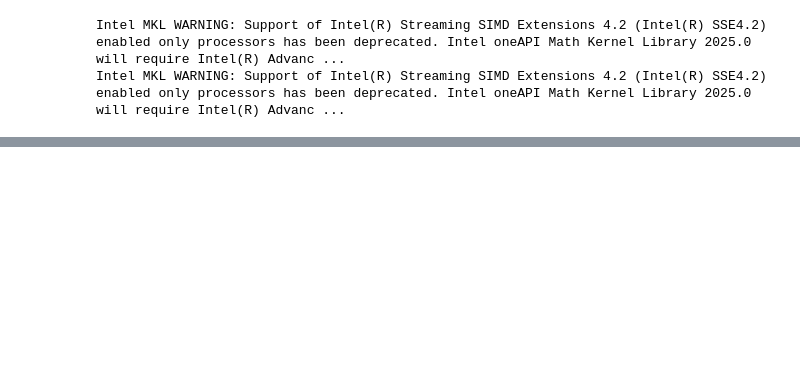
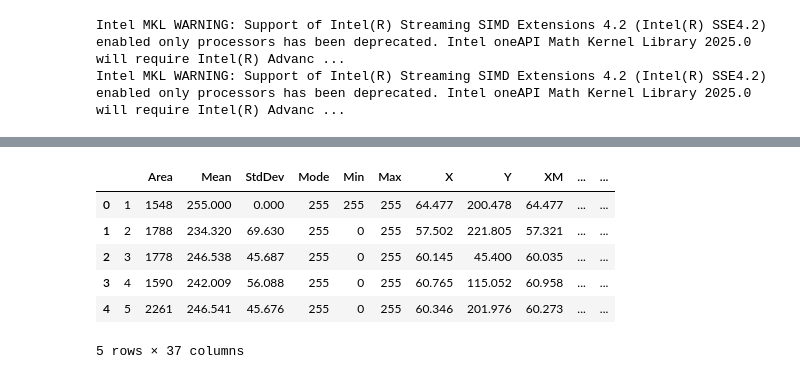
Before and after one commit to ClarissePierre/Mechanobiology-Group9, a Jupyter notebook: Project_2/Part_B.ipynb, the cells around one changed output, grey strips where cells are left out. Drawn from its saved outputs; the diff is of its cells as text; code cells hidden in the pictures; blank space fills up the shorter version.

```diff
--- a/Project_2/Part_B.ipynb
+++ b/Project_2/Part_B.ipynb
@@ -62,3 +78,13 @@ run8['run_time']=run_time_8
 # %%
 run_data=run1.append([run2,run3,run4,run5,run6,run7,run8])
+run_data['Def']=[1-run_data['Circ.'].iloc[i] for i in range (0,len(run_data))]
 run_data.to_csv('data/dataB.csv')
+run_data.head()
+# %% [output]
+|  |  | Area | Mean | StdDev | Mode | Min | Max | X | Y | XM | ... | ... |
+| 0 | 1 | 1548 | 255.000 | 0.000 | 255 | 255 | 255 | 64.477 | 200.478 | 64.477 | ... | ... |
+| 1 | 2 | 1788 | 234.320 | 69.630 | 255 | 0 | 255 | 57.502 | 221.805 | 57.321 | ... | ... |
+| 2 | 3 | 1778 | 246.538 | 45.687 | 255 | 0 | 255 | 60.145 | 45.400 | 60.035 | ... | ... |
+| 3 | 4 | 1590 | 242.009 | 56.088 | 255 | 0 | 255 | 60.765 | 115.052 | 60.958 | ... | ... |
+| 4 | 5 | 2261 | 246.541 | 45.676 | 255 | 0 | 255 | 60.346 | 201.976 | 60.273 | ... | ... |
+5 rows × 37 columns
```
Also changed, not shown: parts of 6 cells of this notebook, 2 other files.
